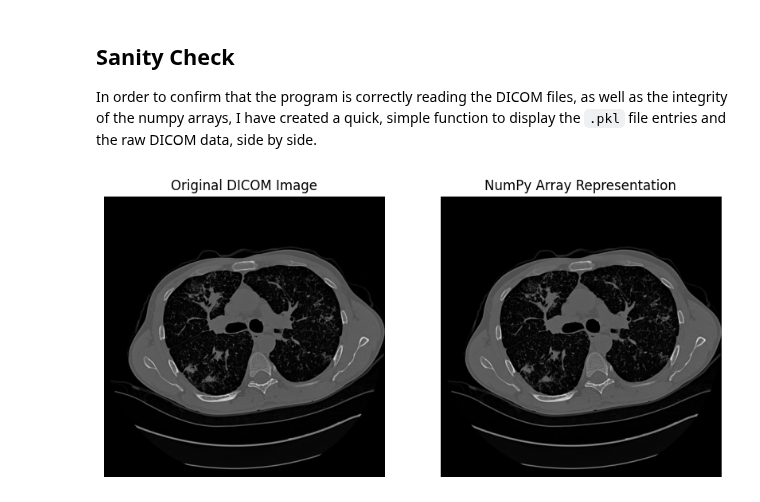
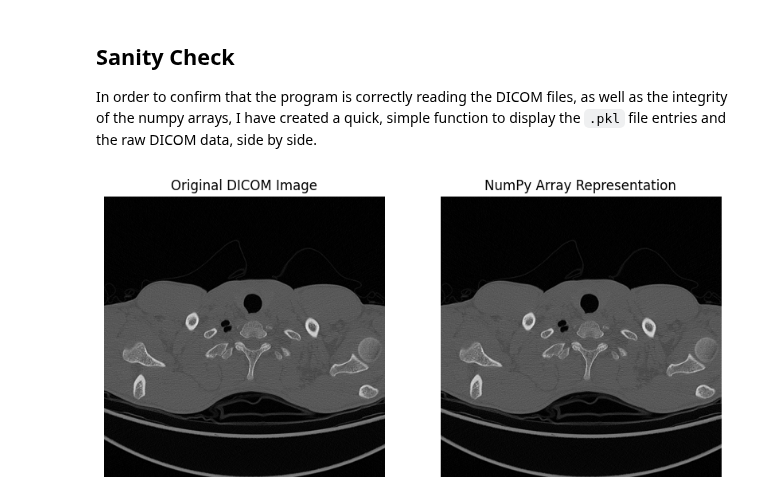
Before and after one commit to rafael-andre1/AI-for-Interstitial-Lung-Disease-Classification, a Jupyter notebook: createDataframe/readDicom.ipynb, the cells around one changed output. Cells and saved outputs as stored; diff of their text form; code cells hidden in the pictures.

```diff
--- a/createDataframe/readDicom.ipynb
+++ b/createDataframe/readDicom.ipynb
@@ -35,11 +35,11 @@ import matplotlib.animation as animation
 # %%
 # Setting variables
 
-#root_dir = 'X:\\RafaelAndre\\MedGIFT\\ILD_DB_txtROIs'
+root_dir = 'X:\\RafaelAndre\\MedGIFT\\ILD_DB_txtROIs'
 
 #root_dir = 'D:\\Rafa\\A1Uni\\2semestre\\Estágio\\data\\ILD_DB_txtROIs'
 
-root_dir = 'C:\\Users\\hasht\\Desktop\\Cloned Repositories\\fibrosis_dataset\\ILD_DB_txtROIs'
+#root_dir = 'C:\\Users\\hasht\\Desktop\\Cloned Repositories\\fibrosis_dataset\\ILD_DB_txtROIs'
 # %% [markdown]
 ## Code Planification and Intuition
 
@@ -181,8 +181,8 @@ else: df_fibrosis = pd.read_pickle(r'C:\\Users\\hasht\Desktop\\fibrosis_data.pkl
 I decided to discard this folder, at least until I get instructions on how to solve the issue.
 # %%
 # Save DataFrame as a pickle file
-with open("..\\pickle_jar\\fibrosis_data.pkl", 'wb') as f:
+with open("X:\\RafaelAndre\\pickle_jar_local\\fibrosis_data.pkl", 'wb') as f:
     pickle.dump(df_fibrosis, f)
 
-print(f"Data saved successfully to {"pickle_jar\\fibrosis_data.pkl"}")
+print(f"Data saved successfully to {"X:\\RafaelAndre\\pickle_jar_local\\fibrosis_data.pkl"}")
 # %% [output]
@@ -259,7 +259,7 @@ def sanity_check(folder, file):
     axes[1].axis("off")
 
     plt.show()
-# %%
-sanity_check('7', 'CT-7771-0012.dcm')
-# %% [output]
-[figure, removed]
+# %%
+sanity_check('172', 'CT.1.3.12.2.1107.5.1.4.58006.30000007020507000578100001050.dcm')
+# %% [output]
+[figure, added]
```
Also changed, not shown: parts of 1 cell of this notebook, 4 other files.
